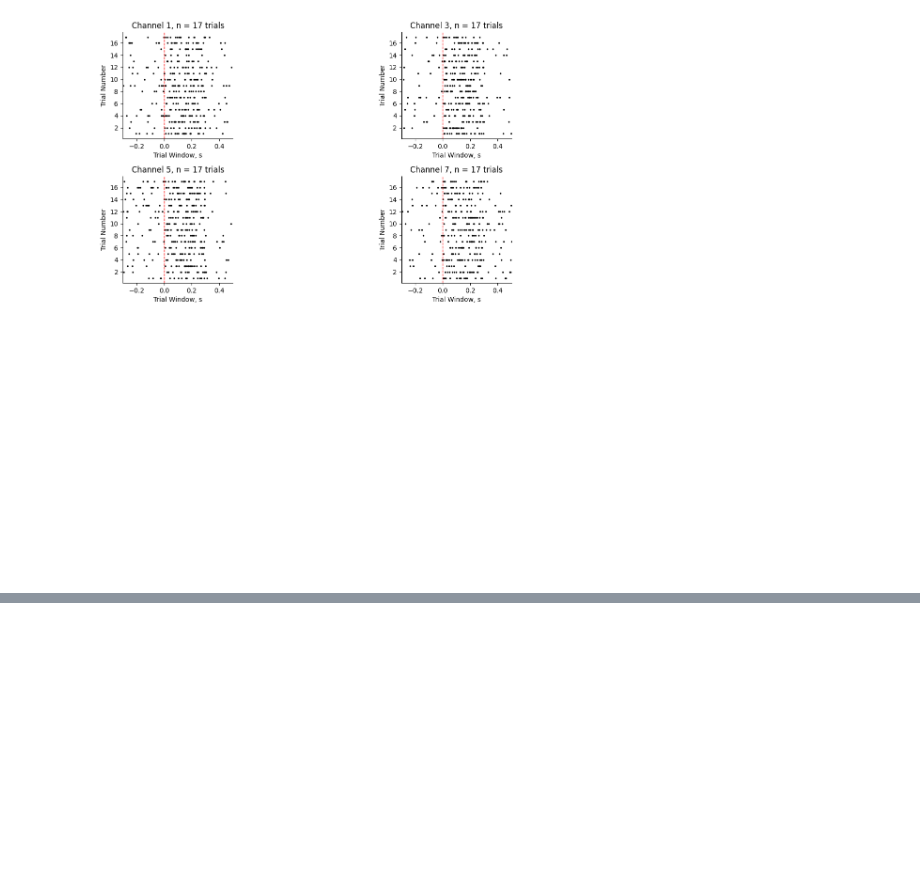
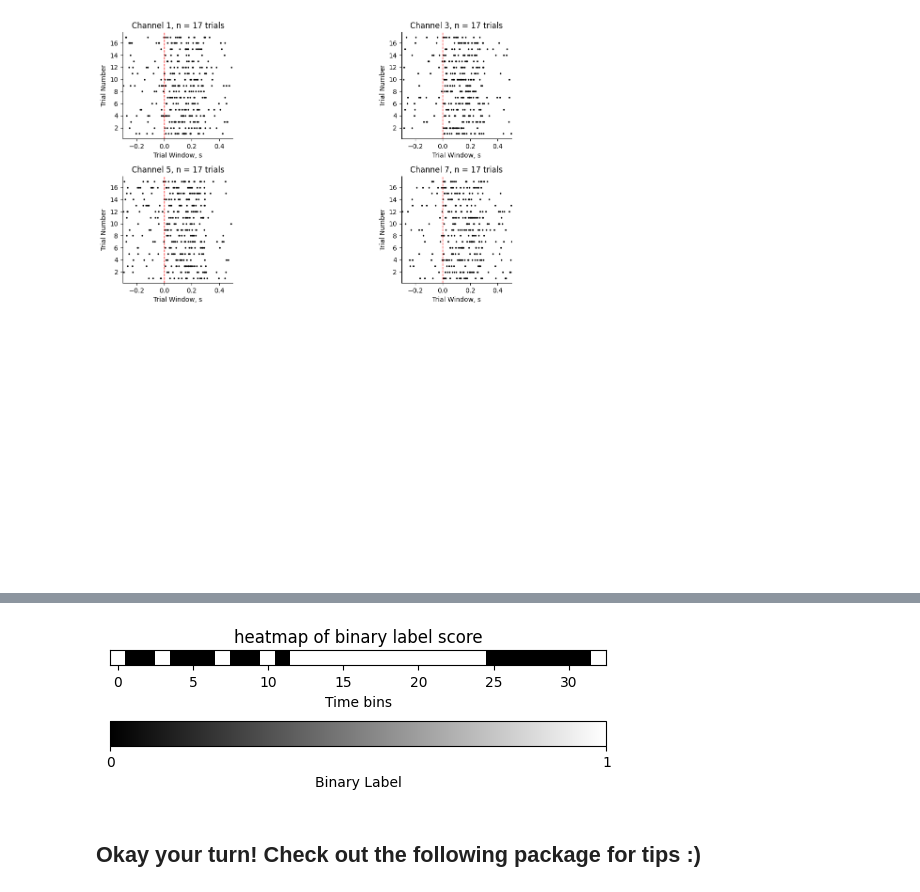
Before and after one commit to MMathisLab/Nx-435_EPFL, a Jupyter notebook: Notebooks/Demo_PSTH.ipynb, the cells around one changed output, grey strips where cells are left out. Cells and saved outputs as stored; diff of their text form; code cells hidden in the pictures; blank space fills up the shorter version.

```diff
--- a/Notebooks/Demo_PSTH.ipynb
+++ b/Notebooks/Demo_PSTH.ipynb
@@ -606,0 +620,38 @@ read from t=0s to t=61.23s
+# %%
+# Step 1: Compute firing rate for each trial in 100-ms bins (already computed above)
+# Assuming hist_data contains spike counts for each trial in 100-ms bins
+trial_firing_rates_100ms = hist_n
+
+# Step 2: Compute baseline firing rate (before stimulus onset)
+baseline_firing_rate = np.mean(hist_n[bins[1:] < 0])
+
+# Step 3: Compare firing rates to baseline firing rate and construct ROC curve
+differences = []
+y_true = []
+
+# Iterate over each trial
+for trial_idx in range(trial_firing_rates_100ms.shape[0]):
+    # Compute differences between firing rates and baseline firing rate
+    trial_diff = trial_firing_rates_100ms[trial_idx] - baseline_firing_rate
+    differences.append(trial_diff)
+
+    # Create binary labels: 1 if firing rate is above baseline, 0 otherwise
+    trial_labels = np.where(trial_diff > 0, 1, 0)
+    y_true.append(trial_labels)
+
+# Convert lists to arrays
+differences = np.array(differences)
+y_true = np.array(y_true)
+
+# Plot a heatmap of the binary labels:
+label_heatmap = y_true.reshape(1, -1)
+plt.imshow(label_heatmap, cmap='gray')
+plt.title('heatmap of binary label score')
+plt.xlabel('Time bins')
+plt.colorbar(label='Binary Label',orientation='horizontal', ticks=[np.min(label_heatmap), np.max(label_heatmap)])
+plt.yticks([])
+plt.show()
+# %% [output]
+[figure, added]
+# %% [markdown]
+## Okay your turn! Check out the following package for tips :)
```
Also changed, not shown: parts of 10 cells of this notebook.
